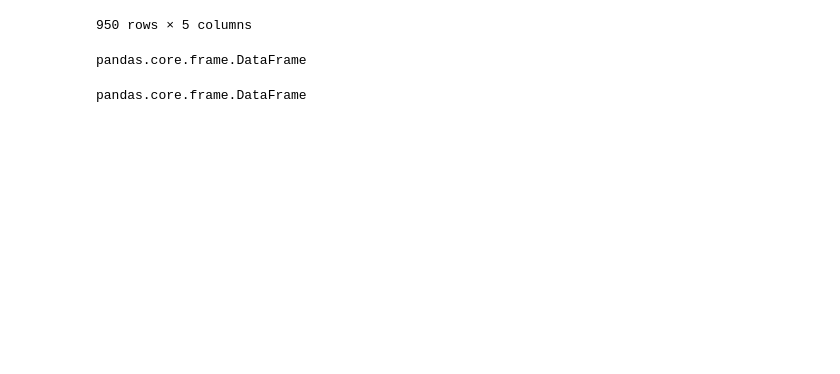
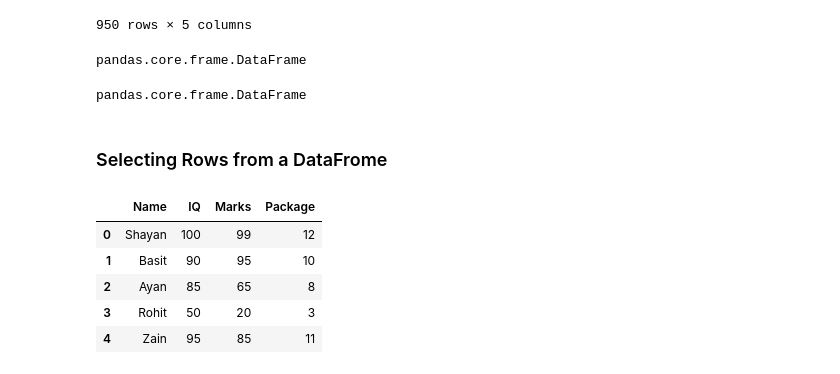
Before and after one commit to shafaq-aslam/pandas-lab, a Jupyter notebook: DataFrame/Selecting_rows_&_columns_from_a_dataFrame.ipynb, the cells around one changed output. Drawn from its saved outputs; the diff is of its cells as text; code cells hidden in the pictures; blank space fills up the shorter version.

```diff
--- a/DataFrame/Selecting_rows_&_columns_from_a_dataFrame.ipynb
+++ b/DataFrame/Selecting_rows_&_columns_from_a_dataFrame.ipynb
@@ -119,3 +119,22 @@ pandas.core.frame.DataFrame
 type(matches[['City', 'Season', 'Team1', 'Team2', 'Venue']])
 # %% [output]
 pandas.core.frame.DataFrame
+# %% [markdown]
+### Selecting Rows from a DataFrome
+# %%
+student_dict = {
+    'Name': ['Shayan', 'Basit', 'Ayan', 'Rohit', 'Zain'],
+    'IQ': [100, 90, 85, 50, 95],
+    'Marks': [99, 95, 65, 20, 85],
+    'Package': [12, 10, 8, 3, 11]
+}
+
+students = pd.DataFrame(student_dict)
+students
+# %% [output]
+|  | Name | IQ | Marks | Package |
+| 0 | Shayan | 100 | 99 | 12 |
+| 1 | Basit | 90 | 95 | 10 |
+| 2 | Ayan | 85 | 65 | 8 |
+| 3 | Rohit | 50 | 20 | 3 |
+| 4 | Zain | 95 | 85 | 11 |
```
Also changed, not shown: parts of 4 cells of this notebook.
